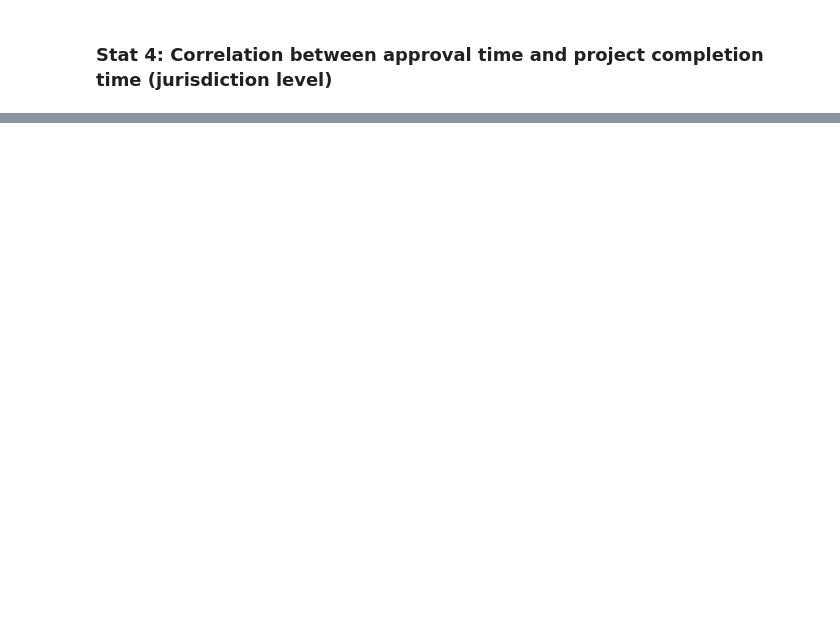
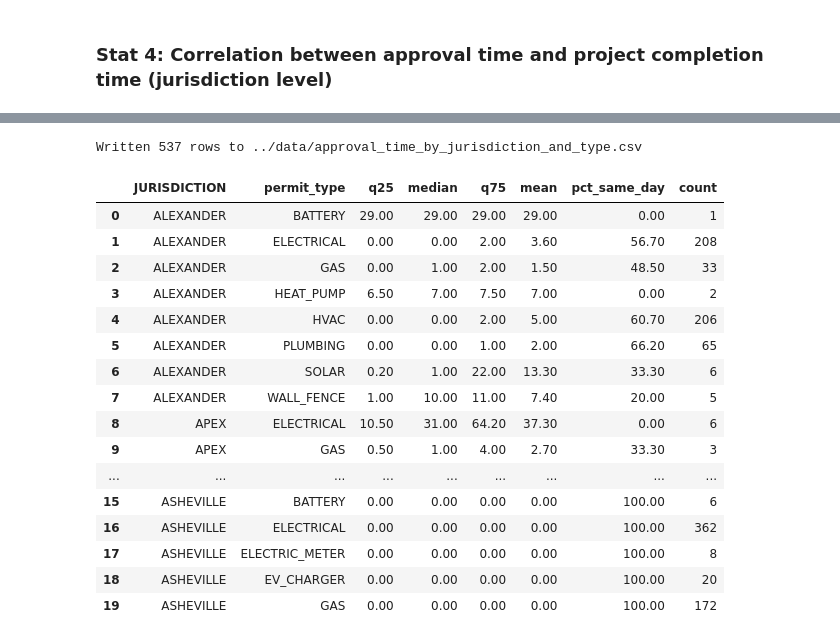
Before and after one commit to Permit-Power/ad_hoc, a Jupyter notebook: notebooks/shovels_permit_analysis.ipynb, the cells around one changed output, grey strips where cells are left out. Saved outputs shown, nothing was run; the diff lists cells and outputs as text; code cells hidden in the pictures; blank space fills up the shorter version.

```diff
--- a/notebooks/shovels_permit_analysis.ipynb
+++ b/notebooks/shovels_permit_analysis.ipynb
@@ -335,0 +542,45 @@ durham_2024
+# %%
+melted = single_trade_permits[permit_cols + ['Approval_Time', 'JURISDICTION']].melt(
+    id_vars=['Approval_Time', 'JURISDICTION'],
+    var_name='permit_type',
+    value_name='flag'
+)
+melted = melted[melted['flag'].astype(str).str.upper() == 'TRUE']
+
+juris_type_stats = (
+    melted.groupby(['JURISDICTION', 'permit_type'])['Approval_Time']
+    .agg(
+        q25=lambda x: x.quantile(0.25),
+        median='median',
+        q75=lambda x: x.quantile(0.75),
+        mean='mean',
+        pct_same_day=lambda x: (x == 0).mean() * 100,
+        count='count'
+    )
+    .round(1)
+    .reset_index()
+)
+
+output_path = Path('../data/approval_time_by_jurisdiction_and_type.csv')
+juris_type_stats.to_csv(output_path, index=False)
+print(f"Written {len(juris_type_stats):,} rows to {output_path}")
+display(juris_type_stats.head(20))
+# %% [output]
+Written 537 rows to ../data/approval_time_by_jurisdiction_and_type.csv
+|  | JURISDICTION | permit_type | q25 | median | q75 | mean | pct_same_day | count |
+| 0 | ALEXANDER | BATTERY | 29.00 | 29.00 | 29.00 | 29.00 | 0.00 | 1 |
+| 1 | ALEXANDER | ELECTRICAL | 0.00 | 0.00 | 2.00 | 3.60 | 56.70 | 208 |
+| 2 | ALEXANDER | GAS | 0.00 | 1.00 | 2.00 | 1.50 | 48.50 | 33 |
+| 3 | ALEXANDER | HEAT_PUMP | 6.50 | 7.00 | 7.50 | 7.00 | 0.00 | 2 |
+| 4 | ALEXANDER | HVAC | 0.00 | 0.00 | 2.00 | 5.00 | 60.70 | 206 |
+| 5 | ALEXANDER | PLUMBING | 0.00 | 0.00 | 1.00 | 2.00 | 66.20 | 65 |
+| 6 | ALEXANDER | SOLAR | 0.20 | 1.00 | 22.00 | 13.30 | 33.30 | 6 |
+| 7 | ALEXANDER | WALL_FENCE | 1.00 | 10.00 | 11.00 | 7.40 | 20.00 | 5 |
+| 8 | APEX | ELECTRICAL | 10.50 | 31.00 | 64.20 | 37.30 | 0.00 | 6 |
+| 9 | APEX | GAS | 0.50 | 1.00 | 4.00 | 2.70 | 33.30 | 3 |
+| ... | ... | ... | ... | ... | ... | ... | ... | ... |
+| 15 | ASHEVILLE | BATTERY | 0.00 | 0.00 | 0.00 | 0.00 | 100.00 | 6 |
+| 16 | ASHEVILLE | ELECTRICAL | 0.00 | 0.00 | 0.00 | 0.00 | 100.00 | 362 |
+| 17 | ASHEVILLE | ELECTRIC_METER | 0.00 | 0.00 | 0.00 | 0.00 | 100.00 | 8 |
+| 18 | ASHEVILLE | EV_CHARGER | 0.00 | 0.00 | 0.00 | 0.00 | 100.00 | 20 |
+| 19 | ASHEVILLE | GAS | 0.00 | 0.00 | 0.00 | 0.00 | 100.00 | 172 |
```
Also changed, not shown: parts of 25 cells of this notebook.
